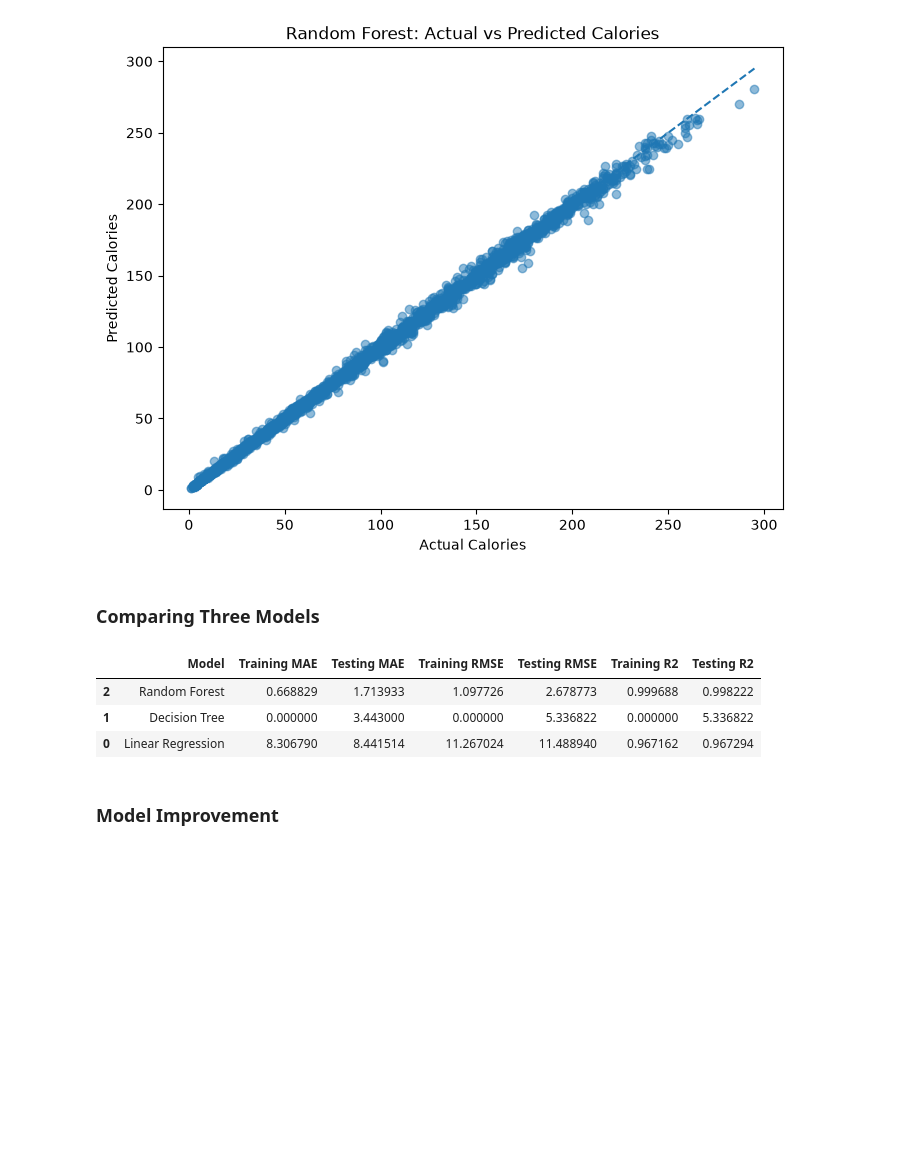
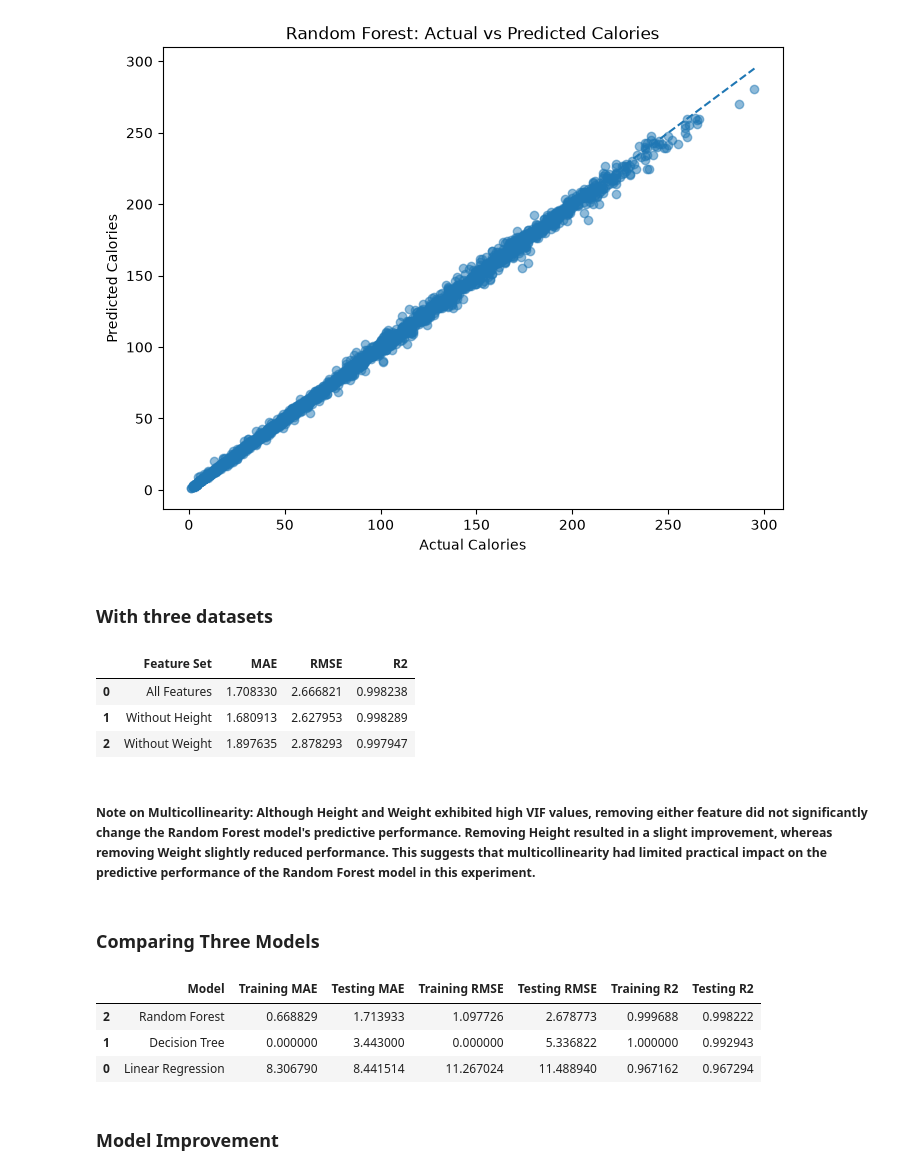
Before and after one commit to Jayadevika-jd/FitPredict, a Jupyter notebook: Notebooks/Fitpredict_preprocessinng.ipynb, the cells around one changed output. Cells and saved outputs as stored; diff of their text form; code cells hidden in the pictures; blank space fills up the shorter version.

Commit message:
Add Random Forest feature set comparison

```diff
--- a/Notebooks/Fitpredict_preprocessinng.ipynb
+++ b/Notebooks/Fitpredict_preprocessinng.ipynb
@@ -1149,3 +1148,5 @@ plt.ylabel("Predicted Calories")
 plt.show()
 # %% [output]
 [figure]
+# %% [markdown]
+### With three datasets
@@ -1152,19 +1180,48 @@ plt.show()
+# %%
+from sklearn.metrics import mean_absolute_error, mean_squared_error, r2_score
+import numpy as np
+
+results = []
+
+experiments = {
+    "All Features": (y_test, pred_all),
+    "Without Height": (y_test, pred_no_height),
+    "Without Weight": (y_test, pred_no_weight)}
+
+for name, (actual, predicted) in experiments.items():
+
+    results.append({
+        "Feature Set": name,
+        "MAE": mean_absolute_error(actual, predicted),
+        "RMSE": np.sqrt(mean_squared_error(actual, predicted)),
+        "R2": r2_score(actual, predicted)})
+
+comparison_df = pd.DataFrame(results)
+
+display(comparison_df)
+# %% [output]
+|  | Feature Set | MAE | RMSE | R2 |
+| 0 | All Features | 1.708330 | 2.666821 | 0.998238 |
+| 1 | Without Height | 1.680913 | 2.627953 | 0.998289 |
+| 2 | Without Weight | 1.897635 | 2.878293 | 0.997947 |
+# %% [markdown]
+##### **Note on Multicollinearity:** Although Height and Weight exhibited high VIF values, removing either feature did not significantly change the Random Forest model's predictive performance. Removing Height resulted in a slight improvement, whereas removing Weight slightly reduced performance. This suggests that multicollinearity had limited practical impact on the predictive performance of the Random Forest model in this experiment.
 # %% [markdown]
 ### Comparing Three Models
 # %%
 model_comparison = pd.DataFrame({"Model": ["Linear Regression", "Decision Tree", "Random Forest"],
                   "Training MAE": [ lr_train_mae, dt_train_mae,rf_train_mae],
                   "Testing MAE": [ lr_test_mae, dt_test_mae,  rf_test_mae],
                   "Training RMSE": [ lr_train_rmse,dt_train_rmse, rf_train_rmse],
                   "Testing RMSE": [lr_test_rmse, dt_test_rmse, rf_test_rmse ],
-                  "Training R2": [lr_train_r2,dt_train_rmse, rf_train_r2 ],
-                  "Testing R2": [lr_test_r2,dt_test_rmse, rf_test_r2]})
+                  "Training R2": [lr_train_r2,dt_train_r2, rf_train_r2 ],
+                  "Testing R2": [lr_test_r2,dt_test_r2, rf_test_r2]})
 
 display(model_comparison.sort_values(by="Testing RMSE" ))
 # %% [output]
 |  | Model | Training MAE | Testing MAE | Training RMSE | Testing RMSE | Training R2 | Testing R2 |
 | 2 | Random Forest | 0.668829 | 1.713933 | 1.097726 | 2.678773 | 0.999688 | 0.998222 |
-| 1 | Decision Tree | 0.000000 | 3.443000 | 0.000000 | 5.336822 | 0.000000 | 5.336822 |
+| 1 | Decision Tree | 0.000000 | 3.443000 | 0.000000 | 5.336822 | 1.000000 | 0.992943 |
 | 0 | Linear Regression | 8.306790 | 8.441514 | 11.267024 | 11.488940 | 0.967162 | 0.967294 |
 # %% [markdown]
 ### Model Improvement
```
Also changed, not shown: parts of 5 cells of this notebook.
